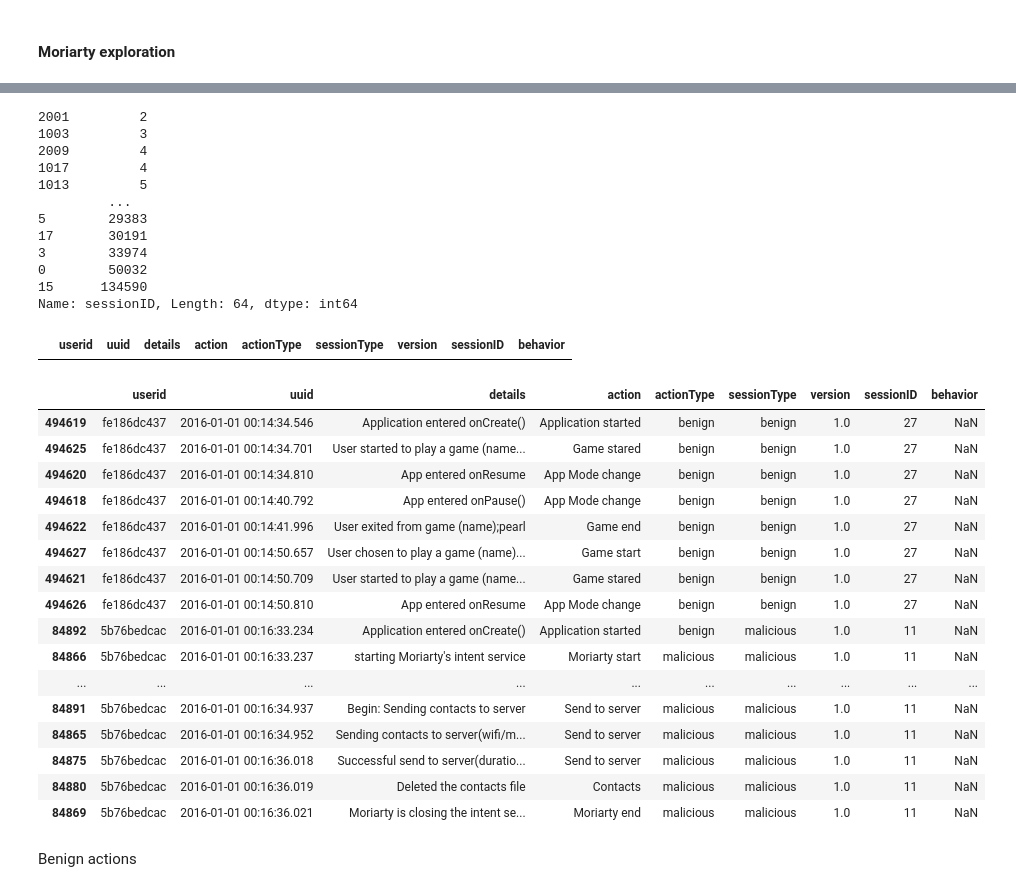
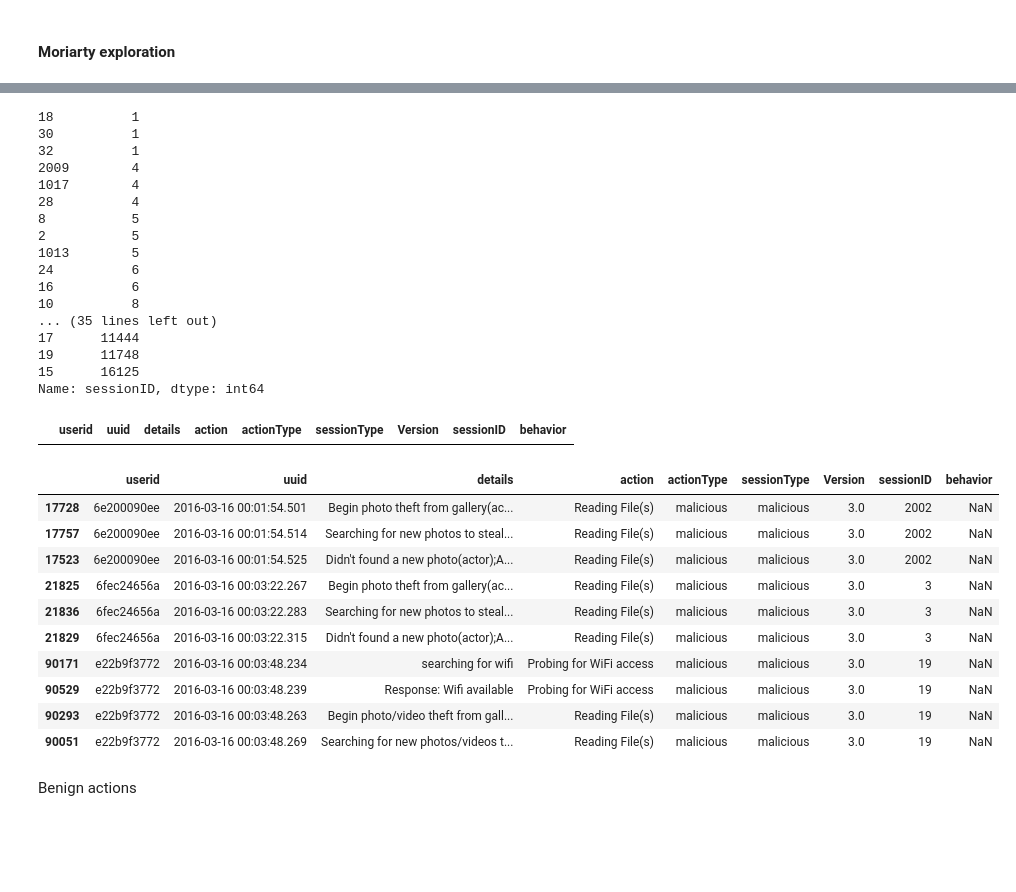
Before and after one commit to kentlingcampbell/project_SherLock, a Jupyter notebook: SherLock.ipynb, the cells around one changed output, grey strips where cells are left out. Cells and saved outputs as stored; diff of their text form; code cells hidden in the pictures; blank space fills up the shorter version.

```diff
--- a/SherLock.ipynb
+++ b/SherLock.ipynb
@@ -133,7 +81,7 @@ Moriarty_tsv.head(3)
 #print(Moriarty_tsv['actionType'].unique())
 #print(Moriarty_tsv[Moriarty_tsv['actionType'] == 'html'].shape)
 #print(Moriarty_tsv[Moriarty_tsv['actionType'] == 'javascript'].shape)
-Moriarty_tsv = Moriarty_tsv.drop(Moriarty_tsv[(Moriarty_tsv['actionType'] == 'html') |
-                                              (Moriarty_tsv['actionType'] == 'javascript')].index)
+#Moriarty_tsv = Moriarty_tsv.drop(Moriarty_tsv[(Moriarty_tsv['actionType'] == 'html') |
+#                                              (Moriarty_tsv['actionType'] == 'javascript')].index)
 # Feature cleaning: drop v from version
-Moriarty_tsv['version'] = Moriarty_tsv['version'].astype(str).map(lambda x: x.lstrip('v'))
+#Moriarty_tsv['version'] = Moriarty_tsv['version'].astype(str).map(lambda x: x.lstrip('v'))
@@ -418,5 +238,4 @@ Name: uuid, dtype: int64
 # %%
-# TSV
 print(Moriarty_tsv['sessionID'].value_counts().sort_values())
 #Moriarty_tsv['sessionID'].unique()
 #Moriarty_tsv.groupby(['sessionID', 'sessionType']).count()
@@ -424,16 +243,21 @@ print(Moriarty_tsv['sessionID'].value_counts().sort_values())
 #Moriarty_tsv[Moriarty_tsv['sessionID'] == 15]
 Moriarty_tsv[Moriarty_tsv['sessionID'].astype(str) == 'v3.0']  # FAILS
 # %% [output]
-2001         2
-1003         3
-2009         4
-1017         4
-1013         5
-         ...
-5        29383
-17       30191
-3        33974
-0        50032
-15      134590
-Name: sessionID, Length: 64, dtype: int64
+18          1
+30          1
+32          1
+2009        4
+1017        4
+28          4
+8           5
+2           5
+1013        5
+24          6
+16          6
+10          8
+... (35 lines left out)
+17      11444
+19      11748
+15      16125
+Name: sessionID, dtype: int64
-|  | userid | uuid | details | action | actionType | sessionType | version | sessionID | behavior |
+|  | userid | uuid | details | action | actionType | sessionType | Version | sessionID | behavior |
@@ -445,22 +264,15 @@ Name: sessionID, Length: 64, dtype: int64
 # %%
-# TSV
-#pd.set_option('display.max_rows', 1000)
-Moriarty_tsv.head(20)
+#pd.set_option('display.max_rows', 500)
+Moriarty_tsv.head(10)
 # %% [output]
-|  | userid | uuid | details | action | actionType | sessionType | version | sessionID | behavior |
-| 494619 | fe186dc437 | 2016-01-01 00:14:34.546 | Application entered onCreate() | Application started | benign | benign | 1.0 | 27 | NaN |
-| 494625 | fe186dc437 | 2016-01-01 00:14:34.701 | User started to play a game (name... | Game stared | benign | benign | 1.0 | 27 | NaN |
-| 494620 | fe186dc437 | 2016-01-01 00:14:34.810 | App entered onResume | App Mode change | benign | benign | 1.0 | 27 | NaN |
-| 494618 | fe186dc437 | 2016-01-01 00:14:40.792 | App entered onPause() | App Mode change | benign | benign | 1.0 | 27 | NaN |
-| 494622 | fe186dc437 | 2016-01-01 00:14:41.996 | User exited from game (name);pearl | Game end | benign | benign | 1.0 | 27 | NaN |
-| 494627 | fe186dc437 | 2016-01-01 00:14:50.657 | User chosen to play a game (name)... | Game start | benign | benign | 1.0 | 27 | NaN |
-| 494621 | fe186dc437 | 2016-01-01 00:14:50.709 | User started to play a game (name... | Game stared | benign | benign | 1.0 | 27 | NaN |
-| 494626 | fe186dc437 | 2016-01-01 00:14:50.810 | App entered onResume | App Mode change | benign | benign | 1.0 | 27 | NaN |
-| 84892 | 5b76bedcac | 2016-01-01 00:16:33.234 | Application entered onCreate() | Application started | benign | malicious | 1.0 | 11 | NaN |
-| 84866 | 5b76bedcac | 2016-01-01 00:16:33.237 | starting Moriarty's intent service | Moriarty start | malicious | malicious | 1.0 | 11 | NaN |
-| ... | ... | ... | ... | ... | ... | ... | ... | ... | ... |
-| 84891 | 5b76bedcac | 2016-01-01 00:16:34.937 | Begin: Sending contacts to server | Send to server | malicious | malicious | 1.0 | 11 | NaN |
-| 84865 | 5b76bedcac | 2016-01-01 00:16:34.952 | Sending contacts to server(wifi/m... | Send to server | malicious | malicious | 1.0 | 11 | NaN |
-| 84875 | 5b76bedcac | 2016-01-01 00:16:36.018 | Successful send to server(duratio... | Send to server | malicious | malicious | 1.0 | 11 | NaN |
-| 84880 | 5b76bedcac | 2016-01-01 00:16:36.019 | Deleted the contacts file | Contacts | malicious | malicious | 1.0 | 11 | NaN |
-| 84869 | 5b76bedcac | 2016-01-01 00:16:36.021 | Moriarty is closing the intent se... | Moriarty end | malicious | malicious | 1.0 | 11 | NaN |
+|  | userid | uuid | details | action | actionType | sessionType | Version | sessionID | behavior |
+| 17728 | 6e200090ee | 2016-03-16 00:01:54.501 | Begin photo theft from gallery(ac... | Reading File(s) | malicious | malicious | 3.0 | 2002 | NaN |
+| 17757 | 6e200090ee | 2016-03-16 00:01:54.514 | Searching for new photos to steal... | Reading File(s) | malicious | malicious | 3.0 | 2002 | NaN |
+| 17523 | 6e200090ee | 2016-03-16 00:01:54.525 | Didn't found a new photo(actor);A... | Reading File(s) | malicious | malicious | 3.0 | 2002 | NaN |
+| 21825 | 6fec24656a | 2016-03-16 00:03:22.267 | Begin photo theft from gallery(ac... | Reading File(s) | malicious | malicious | 3.0 | 3 | NaN |
+| 21836 | 6fec24656a | 2016-03-16 00:03:22.283 | Searching for new photos to steal... | Reading File(s) | malicious | malicious | 3.0 | 3 | NaN |
+| 21829 | 6fec24656a | 2016-03-16 00:03:22.315 | Didn't found a new photo(actor);A... | Reading File(s) | malicious | malicious | 3.0 | 3 | NaN |
+| 90171 | e22b9f3772 | 2016-03-16 00:03:48.234 | searching for wifi | Probing for WiFi access | malicious | malicious | 3.0 | 19 | NaN |
+| 90529 | e22b9f3772 | 2016-03-16 00:03:48.239 | Response: Wifi available | Probing for WiFi access | malicious | malicious | 3.0 | 19 | NaN |
+| 90293 | e22b9f3772 | 2016-03-16 00:03:48.263 | Begin photo/video theft from gall... | Reading File(s) | malicious | malicious | 3.0 | 19 | NaN |
+| 90051 | e22b9f3772 | 2016-03-16 00:03:48.269 | Searching for new photos/videos t... | Reading File(s) | malicious | malicious | 3.0 | 19 | NaN |
```
Also changed, not shown: parts of 49 cells of this notebook.
